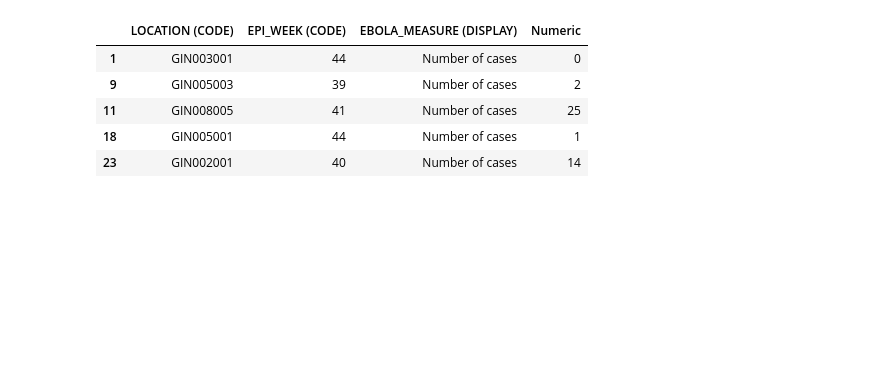
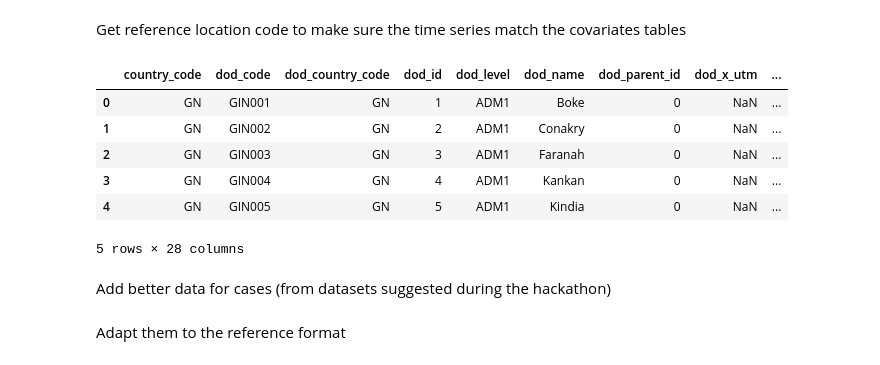
Before and after one commit to gsabran/data-science-project, a Jupyter notebook: code/additionalData.ipynb, the cells around one changed output. Drawn from its saved outputs; the diff is of its cells as text; code cells hidden in the pictures; blank space fills up the shorter version.

```diff
--- a/code/additionalData.ipynb
+++ b/code/additionalData.ipynb
@@ -27,6 +34,21 @@ rcParams['axes.grid'] = True
 rcParams['axes.facecolor'] = '#eeeeee'
 rcParams['font.size'] = 14
 rcParams['patch.edgecolor'] = 'none'
+# %% [markdown]
+Get reference location code to make sure the time series match the covariates tables
+# %%
+locations_ref = pd.read_csv('http://api.qdatum.io/v1/pull/1?format=tsv', sep='\t')
+locations_ref.head()
+# %% [output]
+|  | country_code | dod_code | dod_country_code | dod_id | dod_level | dod_name | dod_parent_id | dod_x_utm | ... |
+| 0 | GN | GIN001 | GN | 1 | ADM1 | Boke | 0 | NaN | ... |
+| 1 | GN | GIN002 | GN | 2 | ADM1 | Conakry | 0 | NaN | ... |
+| 2 | GN | GIN003 | GN | 3 | ADM1 | Faranah | 0 | NaN | ... |
+| 3 | GN | GIN004 | GN | 4 | ADM1 | Kankan | 0 | NaN | ... |
+| 4 | GN | GIN005 | GN | 5 | ADM1 | Kindia | 0 | NaN | ... |
+5 rows × 28 columns
+# %% [markdown]
+Add better data for cases (from datasets suggested during the hackathon)
 # %%
 GN = pd.read_csv('../data/guinea-evd-case-numbers-by-district.csv')
 LB = pd.read_csv('../data/liberia-evd-case-numbers-by-district.csv')
@@ -45,9 +57,2 @@ for k in cases:
-# %%
-cases['GN'].head(5)
-# %% [output]
-|  | LOCATION (CODE) | EPI_WEEK (CODE) | EBOLA_MEASURE (DISPLAY) | Numeric |
-| 1 | GIN003001 | 44 | Number of cases | 0 |
-| 9 | GIN005003 | 39 | Number of cases | 2 |
-| 11 | GIN008005 | 41 | Number of cases | 25 |
-| 18 | GIN005001 | 44 | Number of cases | 1 |
-| 23 | GIN002001 | 40 | Number of cases | 14 |
+# %% [markdown]
+Adapt them to the reference format
```
Also changed, not shown: parts of 19 cells of this notebook, 1 other file.
